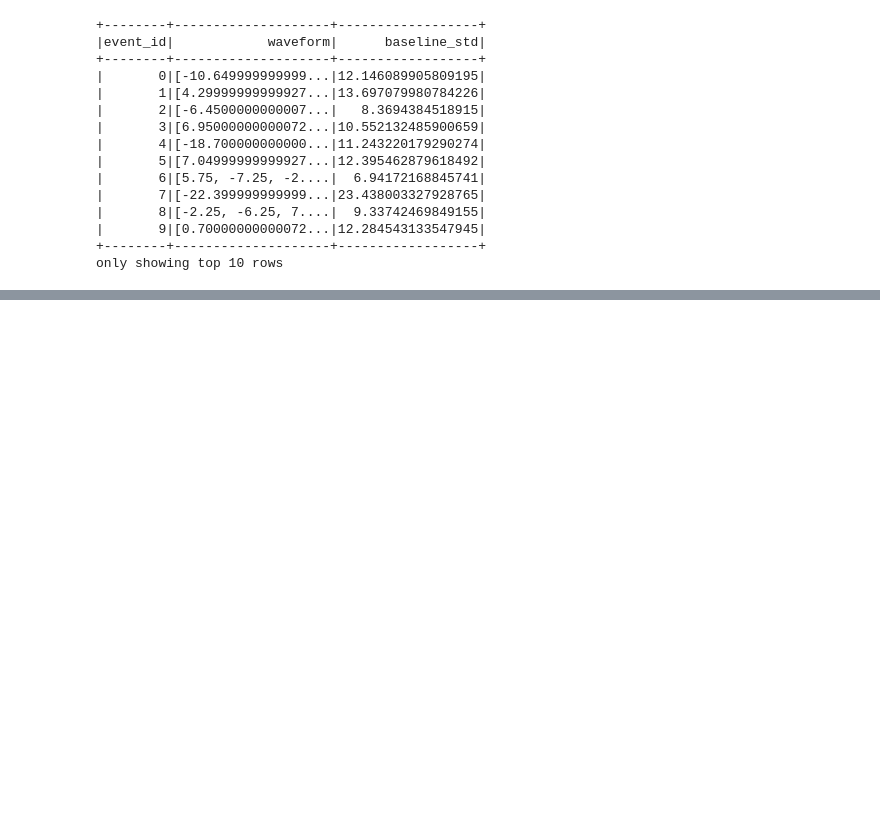
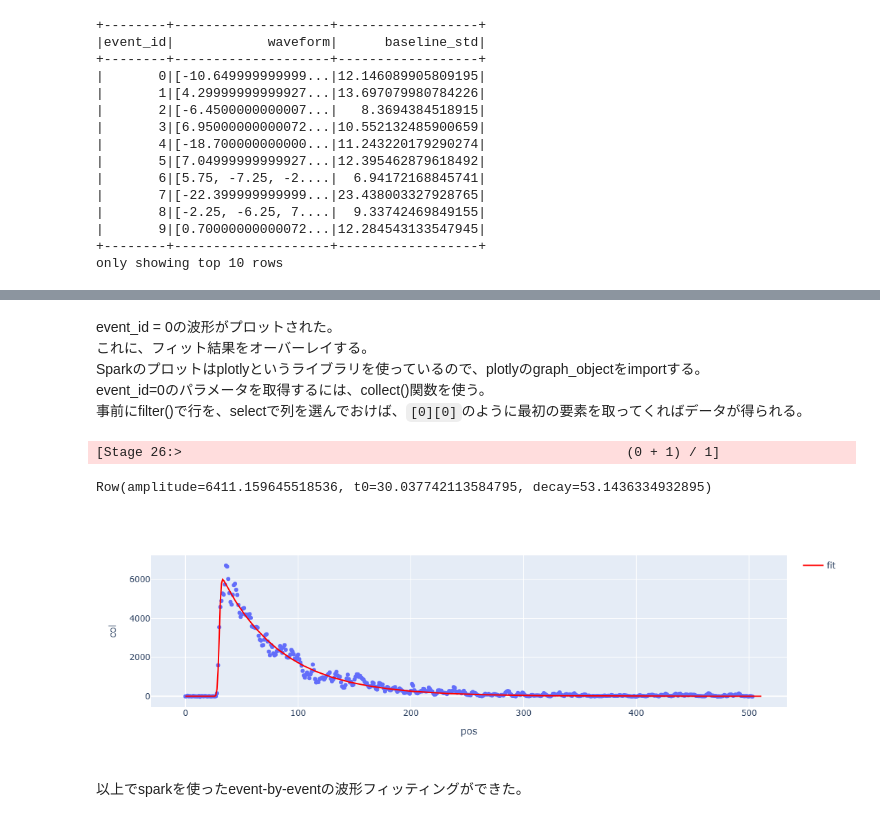
Before and after one commit to rin-yokoyama/spark-examples, a Jupyter notebook: e06_pandas_udf.ipynb, the cells around one changed output, grey strips where cells are left out. Saved outputs shown, nothing was run; the diff lists cells and outputs as text; code cells hidden in the pictures; blank space fills up the shorter version.

```diff
--- a/e06_pandas_udf.ipynb
+++ b/e06_pandas_udf.ipynb
@@ -132,0 +182,26 @@ Traceback (most recent call last):
+# %% [markdown]
+event_id = 0の波形がプロットされた。<br>
+これに、フィット結果をオーバーレイする。<br>
+Sparkのプロットはplotlyというライブラリを使っているので、plotlyのgraph_objectをimportする。<br>
+event_id=0のパラメータを取得するには、collect()関数を使う。<br>
+事前にfilter()で行を、selectで列を選んでおけば、`[0][0]`のように最初の要素を取ってくればデータが得られる。
+# %%
+params0 = df2.filter("event_id==0").select("fit_params").collect()[0][0]
+print(params0)
+
+import plotly.graph_objects as go
+x_fit = np.arange(0,512,1)
+y_fit = model(x_fit, params0.amplitude, params0.t0,params0.decay)
+fig.add_trace(go.Scatter(
+    x=x_fit,
+    y=y_fit,
+    mode="lines",
+    name="fit",
+    line=dict(color='red', width=2)
+))
+# %% [output]
+[Stage 26:>                                                         (0 + 1) / 1]
+Row(amplitude=6411.159645518536, t0=30.037742113584795, decay=53.1436334932895)
+[figure, added]
+# %% [markdown]
+以上でsparkを使ったevent-by-eventの波形フィッティングができた。
```
Also changed, not shown: parts of 8 cells of this notebook, 1 other file.
